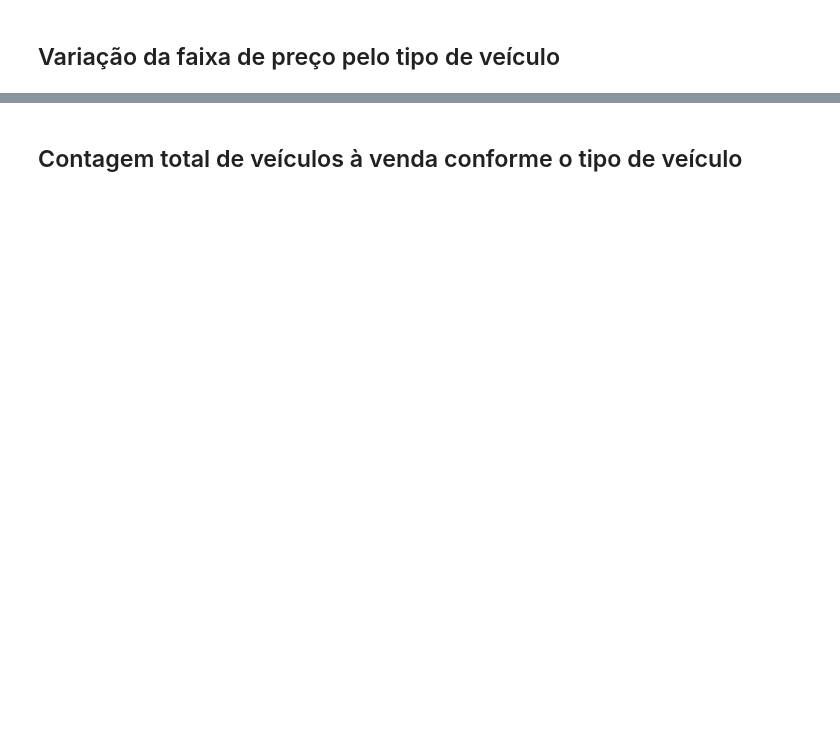
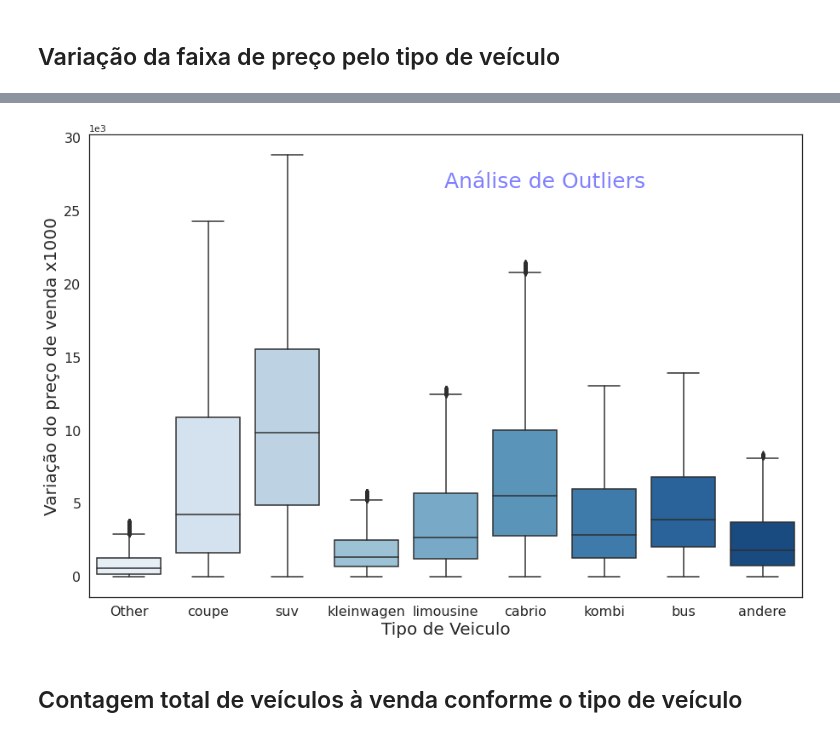
Before and after one commit to fabricio2384/Curso_Data_Science_Academy, a Jupyter notebook: Mini-Projeto2 - Analise1.ipynb, the cells around one changed output, grey strips where cells are left out. Drawn from its saved outputs; the diff is of its cells as text; code cells hidden in the pictures; blank space fills up the shorter version.

```diff
--- a/Mini-Projeto2 - Analise1.ipynb
+++ b/Mini-Projeto2 - Analise1.ipynb
@@ -71,2 +58,20 @@ plt.savefig('plots/Analise1/vehicle-distribution4.png')
+# %%
+# Crie um Boxplot para avaliar os outliers
+box, ax = plt.subplots(figsize=(15,10))
+sns.set_style('white')
+
+sns.boxplot(x='vehicleType', y='price', data=df, palette='Blues')
+ax.text(5.25,27000,'Análise de Outliers',fontsize=25,color='blue',alpha=0.5, ha='center', va='center')
+ax.xaxis.set_label_text('Tipo de Veiculo',fontdict= {'size':20})
+ax.yaxis.set_label_text('Variação do preço de venda x1000',fontdict= {'size':20})
+ax.ticklabel_format(axis='y',style='sci', scilimits=(3,3))
+plt.xticks(fontsize=16)
+plt.yticks(fontsize=16)
+
+
+
+plt.show()
+# %% [output]
+[figure, added]
 # %%
 # Salvando o plot
```
Also changed, not shown: parts of 10 cells of this notebook, 8 other files.
